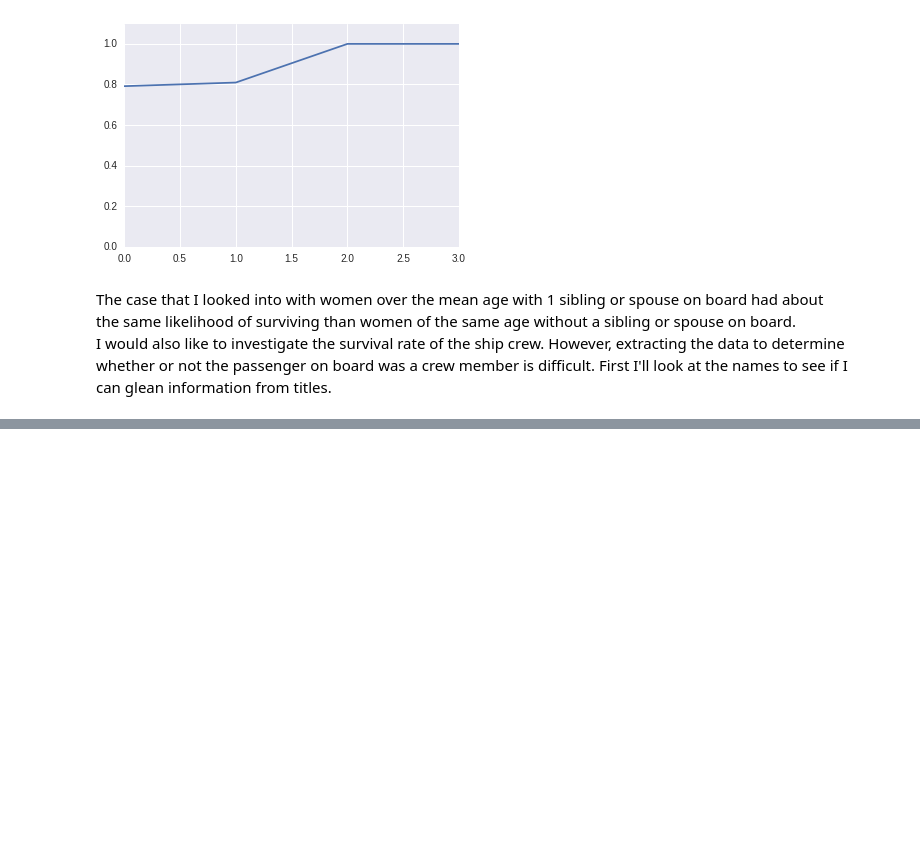
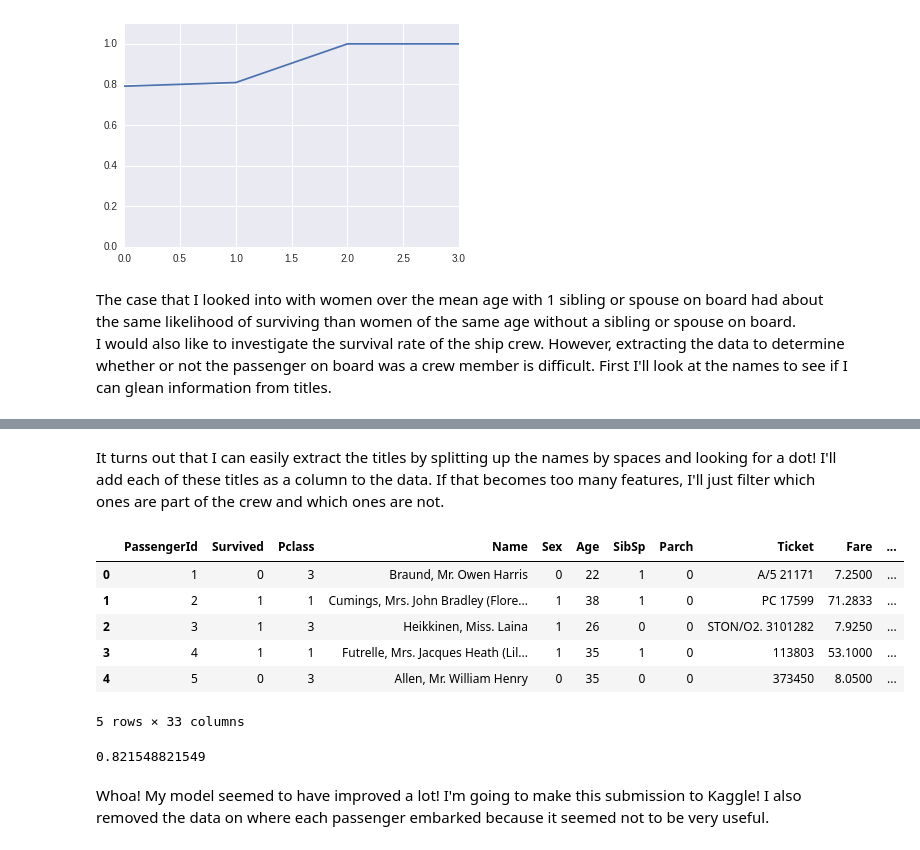
Before and after one commit to paulruvolo/DataScience16WarmupProject, a Jupyter notebook: model_iteration_1.ipynb, the cells around one changed output, grey strips where cells are left out. Saved outputs shown, nothing was run; the diff lists cells and outputs as text; code cells hidden in the pictures; blank space fills up the shorter version.

Commit message:
Added a title feature and improved my score on iteration 1!

```diff
--- a/model_iteration_1.ipynb
+++ b/model_iteration_1.ipynb
@@ -201,3 +214,10 @@ plt.plot(sibsp_surv);
 # %% [markdown]
 The case that I looked into with women over the mean age with 1 sibling or spouse on board had about the same likelihood of surviving than women of the same age without a sibling or spouse on board.<br>
 I would also like to investigate the survival rate of the ship crew. However, extracting the data to determine whether or not the passenger on board was a crew member is difficult. First I'll look at the names to see if I can glean information from titles.
+# %%
+unique_identifiers = set([])
+for el in tdf["Name"].unique():
+    for name_split in el.split():
+        if '.' in name_split and name_split not in unique_identifiers:
+            print name_split
+            unique_identifiers.add(name_split)
@@ -203,0 +243,29 @@ I would also like to investigate the survival rate of the ship crew. However, ex
+# %% [markdown]
+It turns out that I can easily extract the titles by splitting up the names by spaces and looking for a dot! I'll add each of these titles as a column to the data. If that becomes too many features, I'll just filter which ones are part of the crew and which ones are not.
+# %%
+for identifier in unique_identifiers:
+    tdf[identifier] = [ 1 if identifier in tdf["Name"][i] else 0 for i in range(len(tdf["Name"])) ]
+tdf.head(5)
+# %% [output]
+|  | PassengerId | Survived | Pclass | Name | Sex | Age | SibSp | Parch | Ticket | Fare | ... |
+| 0 | 1 | 0 | 3 | Braund, Mr. Owen Harris | 0 | 22 | 1 | 0 | A/5 21171 | 7.2500 | ... |
+| 1 | 2 | 1 | 1 | Cumings, Mrs. John Bradley (Flore... | 1 | 38 | 1 | 0 | PC 17599 | 71.2833 | ... |
+| 2 | 3 | 1 | 3 | Heikkinen, Miss. Laina | 1 | 26 | 0 | 0 | STON/O2. 3101282 | 7.9250 | ... |
+| 3 | 4 | 1 | 1 | Futrelle, Mrs. Jacques Heath (Lil... | 1 | 35 | 1 | 0 | 113803 | 53.1000 | ... |
+| 4 | 5 | 0 | 3 | Allen, Mr. William Henry | 0 | 35 | 0 | 0 | 373450 | 8.0500 | ... |
+5 rows × 33 columns
+# %%
+#predictors = ["Pclass", "Sex", "Age", "SibSp", "Parch", "Fare", "Embarked_S", "Embarked_C", "Embarked_Q"]
+predictors = ["Pclass", "Sex", "Age", "SibSp", "Parch", "Fare"]
+predictors.extend(unique_identifiers)
+alg = LogisticRegression(random_state=1)
+
+# compute the accuracy score for all cross validation folds
+scores = cross_validation.cross_val_score(alg, tdf[predictors], tdf["Survived"], cv=3)
+
+# take the mean of the scores
+print scores.mean()
+# %% [output]
+0.821548821549
+# %% [markdown]
+Whoa! My model seemed to have improved a lot! I'm going to make this submission to Kaggle! I also removed the data on where each passenger embarked because it seemed not to be very useful.
```
Also changed, not shown: parts of 4 cells of this notebook, 1 other file.
